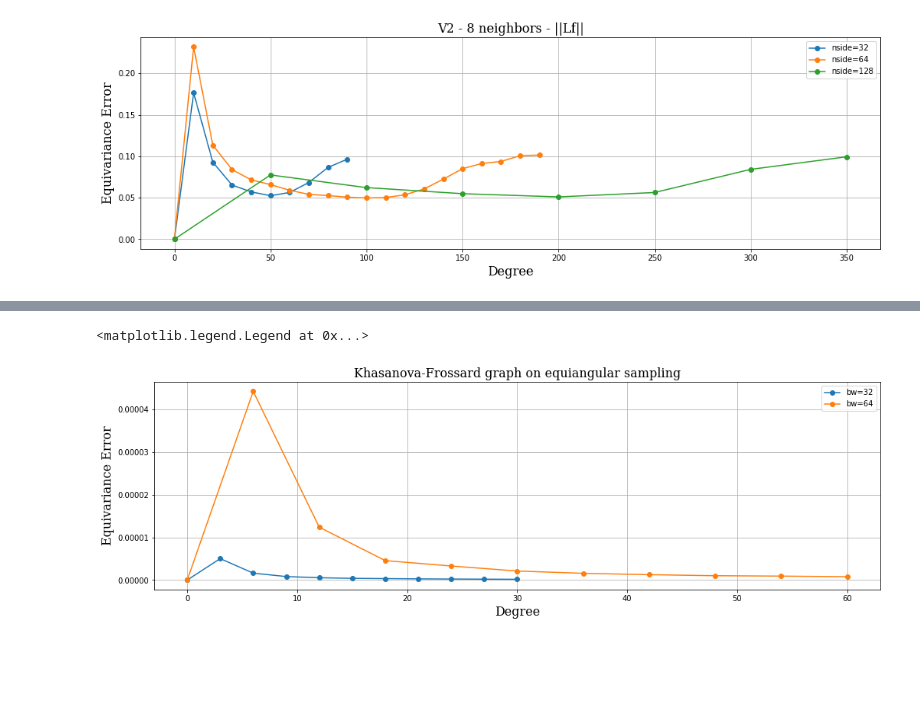
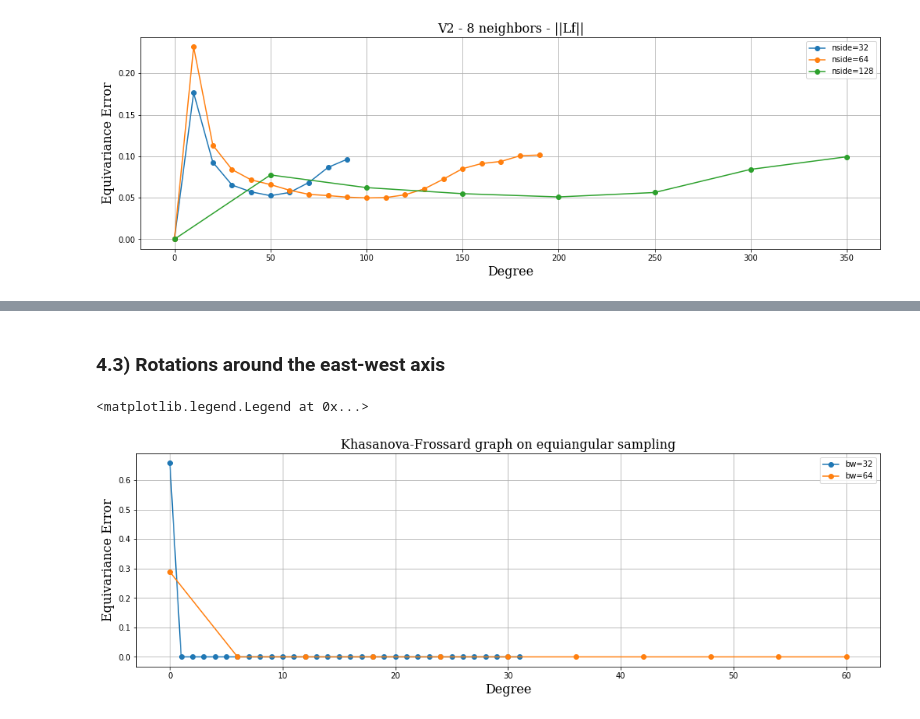
Before and after one commit to MartMilani/PDM, a Jupyter notebook: codes/08._paper/HEALPix_equivariance_error.ipynb, the cells around one changed output, grey strips where cells are left out. Saved outputs shown, nothing was run; the diff lists cells and outputs as text; code cells hidden in the pictures; blank space fills up the shorter version.

```diff
--- a/codes/08._paper/HEALPix_equivariance_error.ipynb
+++ b/codes/08._paper/HEALPix_equivariance_error.ipynb
@@ -62,6 +77,7 @@ degree_step = {
 }
 
 class HiddenPrints:
+    """Necessary since healpy prints a lot of useless stuff"""
     def __enter__(self):
         self._original_stdout = sys.stdout
         sys.stdout = None
@@ -335,9 +319,14 @@ def _equivariance_error(clm, max_iter, _filter, plot, save, z_axis_only=False, x
         FR_data = FR_grid.expand(grid='DH').data.flatten()
 
         norm[i] = np.linalg.norm(RF_data-FR_data)
-
+    #grid.plot()
+    #plt.show()
+    #FR_grid.expand(grid='DH').plot()
+    #plt.show()
+    #RF_clm.expand(grid='DH').plot()
+    #plt.show()
     initial_norm = np.linalg.norm(F_clm.expand(grid='DH').data.flatten())
-    return np.mean(norm)/(initial_norm)#+1e-3)
+    return np.mean(norm)/(initial_norm+1e-4)
 
 
 def equivariance_error(max_iter, _filter, plot=False, save=False, degree=None, z_axis_only=False, x_axis_only=False):
@@ -352,8 +341,6 @@ def equivariance_error(max_iter, _filter, plot=False, save=False, degree=None, z
         power = np.zeros(lmax)
         power[degree] = 1
     norm = np.zeros(max_iter)
-    if degree==0:
-        return 0
     for i in range(max_iter):
         clm = pyshtools.SHCoeffs.from_random(power)
         norm[i] = _equivariance_error(clm, N, _filter, plot, save, z_axis_only, x_axis_only)
@@ -361,0 +391,30 @@ def equivariance_error(max_iter, _filter, plot=False, save=False, degree=None, z
+# %%
+equiv_error = dict()
+
+for bw in bws:
+    lmax = bw
+
+    sphere = SphereEquiangular(bandwidth=bw, lap_type='combinatorial', sampling='Driscoll-Healy')
+    KF = sphere.L
+
+    def _filter_KF(grid):
+        array = grid.data
+        f = array.flatten()
+        ### here goes the filtering ###
+        f = KF@f
+        ### ----------------------- ###
+        array = np.resize(f, array.shape)
+        return pyshtools.SHGrid.from_array(array)
+
+    degrees = np.arange(0, lmax, degree_step[bw])
+
+    equiv_error[bw] = np.zeros(len(degrees))
+    for i, degree in enumerate(degrees):
+        equiv_error[bw][i] = equivariance_error(n_signals_to_average, _filter_KF, plot=False, save=False, degree=degree)
+    plt.plot(degrees, equiv_error[bw], 'o-', label='bw={}'.format(bw))
+
+plt.xlabel('Degree', fontdict=font)
+plt.ylabel('Equivariance Error', fontdict=font)
+plt.title('Khasanova-Frossard graph on equiangular sampling', fontdict=font)
+plt.grid()
+plt.legend()
@@ -362,33 +424,35 @@ def equivariance_error(max_iter, _filter, plot=False, save=False, degree=None, z
+# %% [markdown]
+### 4.3) Rotations around the east-west axis
 # %%
 equiv_error = dict()
 
 for bw in bws:
     lmax = bw
 
     sphere = SphereEquiangular(bandwidth=bw, lap_type='combinatorial', sampling='Driscoll-Healy')
     KF = sphere.L
 
     def _filter_KF(grid):
         array = grid.data
         f = array.flatten()
         ### here goes the filtering ###
         f = KF@f
         ### ----------------------- ###
         array = np.resize(f, array.shape)
         return pyshtools.SHGrid.from_array(array)
 
     degrees = np.arange(0, lmax, degree_step[bw])
 
     equiv_error[bw] = np.zeros(len(degrees))
     for i, degree in enumerate(degrees):
-        equiv_error[bw][i] = equivariance_error(20, _filter_KF, plot=False, save=False, degree=degree, z_axis_only=True)
+        equiv_error[bw][i] = equivariance_error(n_signals_to_average, _filter_KF, plot=False, save=False, degree=degree, x_axis_only=True)
     plt.plot(degrees, equiv_error[bw], 'o-', label='bw={}'.format(bw))
 
 plt.xlabel('Degree', fontdict=font)
 plt.ylabel('Equivariance Error', fontdict=font)
 plt.title('Khasanova-Frossard graph on equiangular sampling', fontdict=font)
 plt.grid()
 plt.legend()
 # %% [output]
 <matplotlib.legend.Legend at 0x...>
-[figure, old version]
+[figure, new version]
```
Also changed, not shown: parts of 33 cells of this notebook.
